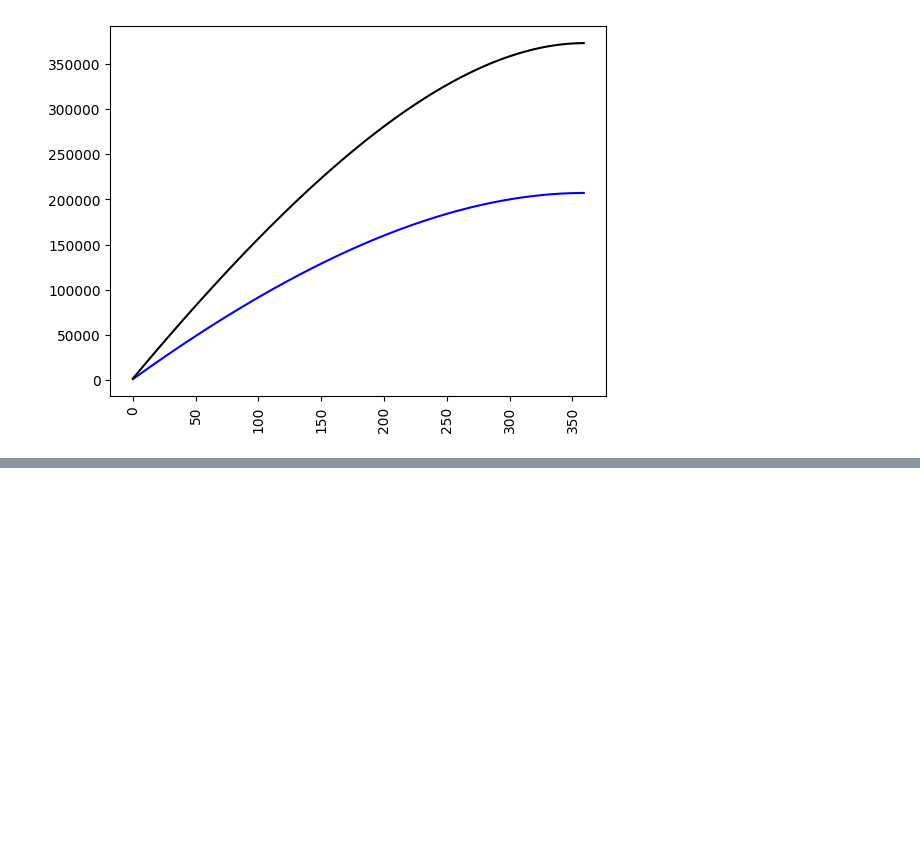
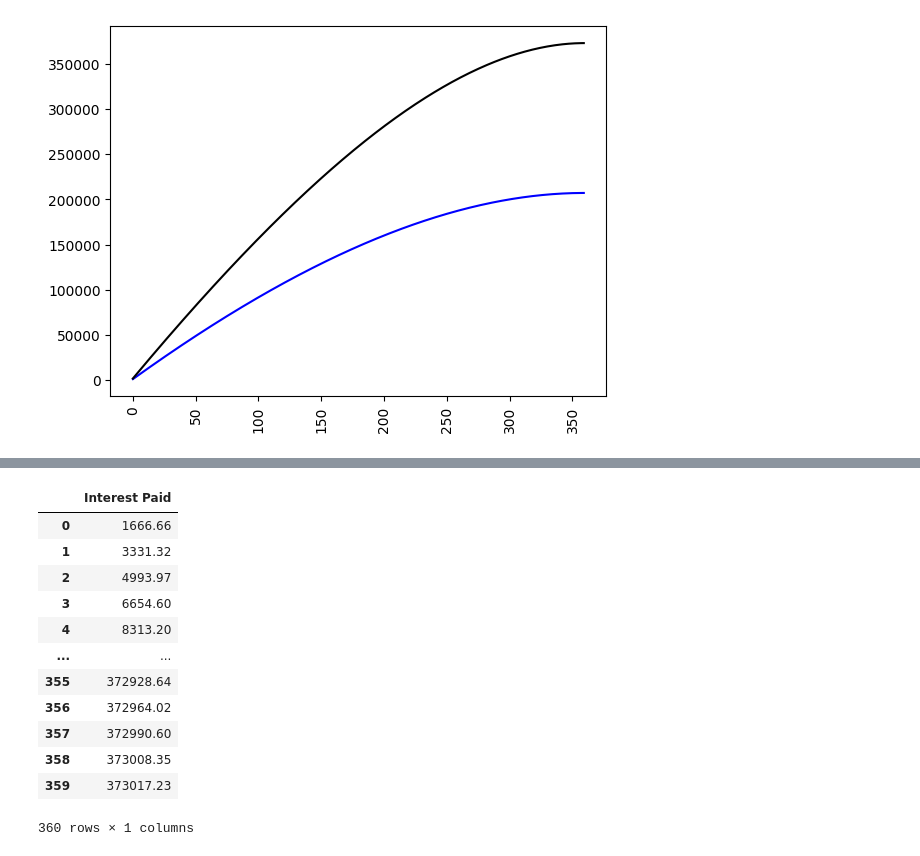
Before and after one commit to aabarzu/Coding-Dojo, a Jupyter notebook: ReproducirGráficoOriginal.ipynb, the cells around one changed output, grey strips where cells are left out. Cells and saved outputs as stored; diff of their text form; code cells hidden in the pictures; blank space fills up the shorter version.

```diff
--- a/ReproducirGráficoOriginal.ipynb
+++ b/ReproducirGráficoOriginal.ipynb
@@ -128,0 +181,16 @@ plt.show()
+# %%
+(df[filtro_MortgageName5][['Interest Paid']].cumsum()).reset_index(drop=True)
+# %% [output]
+|  | Interest Paid |
+| 0 | 1666.66 |
+| 1 | 3331.32 |
+| 2 | 4993.97 |
+| 3 | 6654.60 |
+| 4 | 8313.20 |
+| ... | ... |
+| 355 | 372928.64 |
+| 356 | 372964.02 |
+| 357 | 372990.60 |
+| 358 | 373008.35 |
+| 359 | 373017.23 |
+360 rows × 1 columns
```
Also changed, not shown: parts of 3 cells of this notebook.
